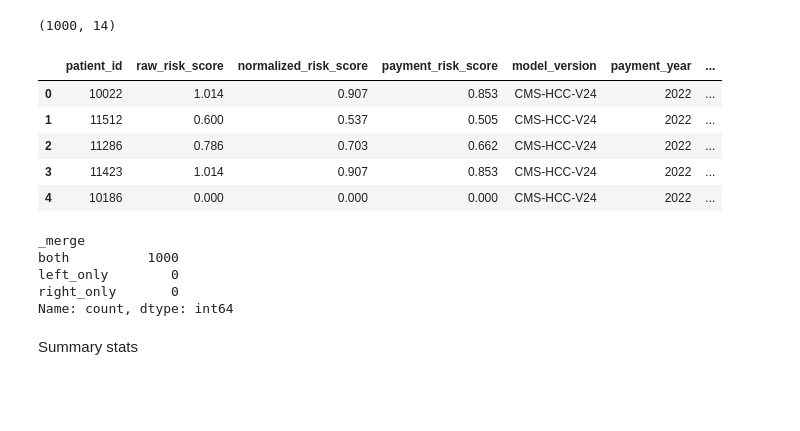
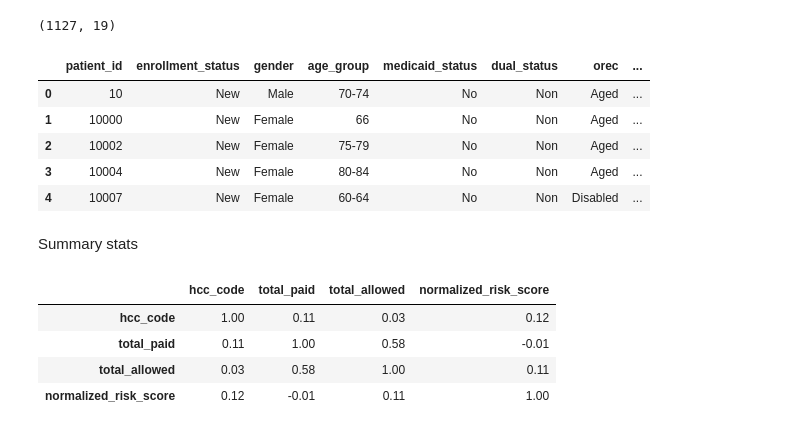
Before and after one commit to manganese-ai/bcda_claims_sandbox, a Jupyter notebook: notebooks/analysis/lindsay.ipynb, the cells around one changed output. Drawn from its saved outputs; the diff is of its cells as text; code cells hidden in the pictures; blank space fills up the shorter version.

```diff
--- a/notebooks/analysis/lindsay.ipynb
+++ b/notebooks/analysis/lindsay.ipynb
@@ -59,22 +116,28 @@ grouped.head()
-# %%
-df = risk.merge(grouped, on='patient_id', how="outer", indicator=True)
-print(df.shape)
-df.head()
-# %% [output]
-(1000, 14)
-|  | patient_id | raw_risk_score | normalized_risk_score | payment_risk_score | model_version | payment_year | ... |
-| 0 | 10022 | 1.014 | 0.907 | 0.853 | CMS-HCC-V24 | 2022 | ... |
-| 1 | 11512 | 0.600 | 0.537 | 0.505 | CMS-HCC-V24 | 2022 | ... |
-| 2 | 11286 | 0.786 | 0.703 | 0.662 | CMS-HCC-V24 | 2022 | ... |
-| 3 | 11423 | 1.014 | 0.907 | 0.853 | CMS-HCC-V24 | 2022 | ... |
-| 4 | 10186 | 0.000 | 0.000 | 0.000 | CMS-HCC-V24 | 2022 | ... |
-# %%
-df._merge.value_counts()
-# %% [output]
-_merge
-both          1000
-left_only        0
-right_only       0
-Name: count, dtype: int64
+# %%
+# merge
+df = mem.merge(hcc, on='patient_id', how="outer").merge(risk, on='patient_id', how="outer").merge(grouped, on='patient_id', how="outer")
+
+cols = ['patient_id','hcc_code','raw_risk_score','normalized_risk_score','total_paid','medical_paid','total_allowed','medical_allowed']
+df[cols] = df[cols].apply(pd.to_numeric, errors='coerce')
+
+print(df.shape)
+df.head()
+# %% [output]
+(1127, 19)
+|  | patient_id | enrollment_status | gender | age_group | medicaid_status | dual_status | orec | ... |
+| 0 | 10 | New | Male | 70-74 | No | Non | Aged | ... |
+| 1 | 10000 | New | Female | 66 | No | Non | Aged | ... |
+| 2 | 10002 | New | Female | 75-79 | No | Non | Aged | ... |
+| 3 | 10004 | New | Female | 80-84 | No | Non | Aged | ... |
+| 4 | 10007 | New | Female | 60-64 | No | Non | Disabled | ... |
 # %% [markdown]
 Summary stats
+# %%
+# corr
+df.loc[~df.hcc_code.isna(),['hcc_code','total_paid','total_allowed','normalized_risk_score']].corr().round(2)
+# %% [output]
+|  | hcc_code | total_paid | total_allowed | normalized_risk_score |
+| hcc_code | 1.00 | 0.11 | 0.03 | 0.12 |
+| total_paid | 0.11 | 1.00 | 0.58 | -0.01 |
+| total_allowed | 0.03 | 0.58 | 1.00 | 0.11 |
+| normalized_risk_score | 0.12 | -0.01 | 0.11 | 1.00 |
```
Also changed, not shown: parts of 19 cells of this notebook, 1 other file.
